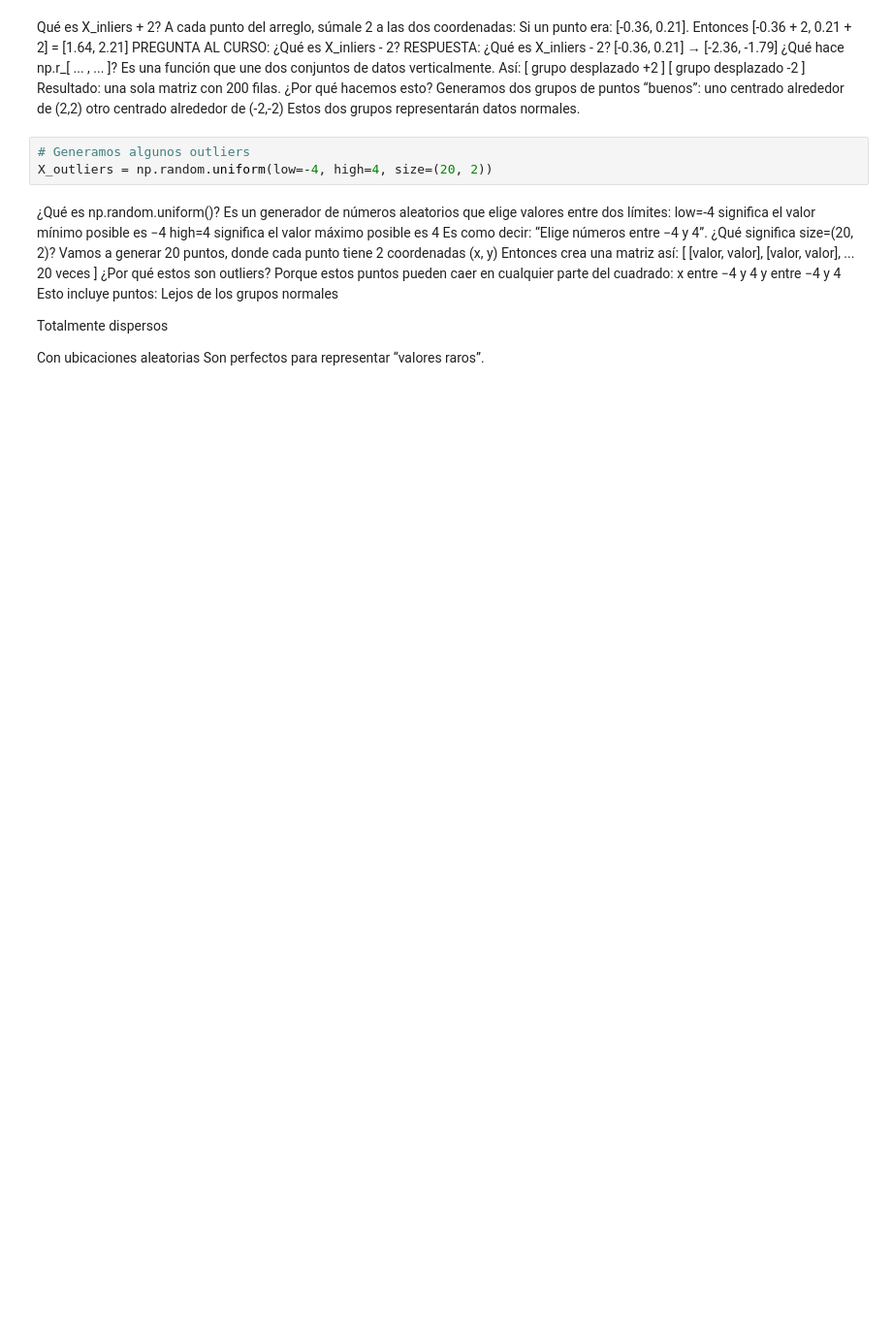
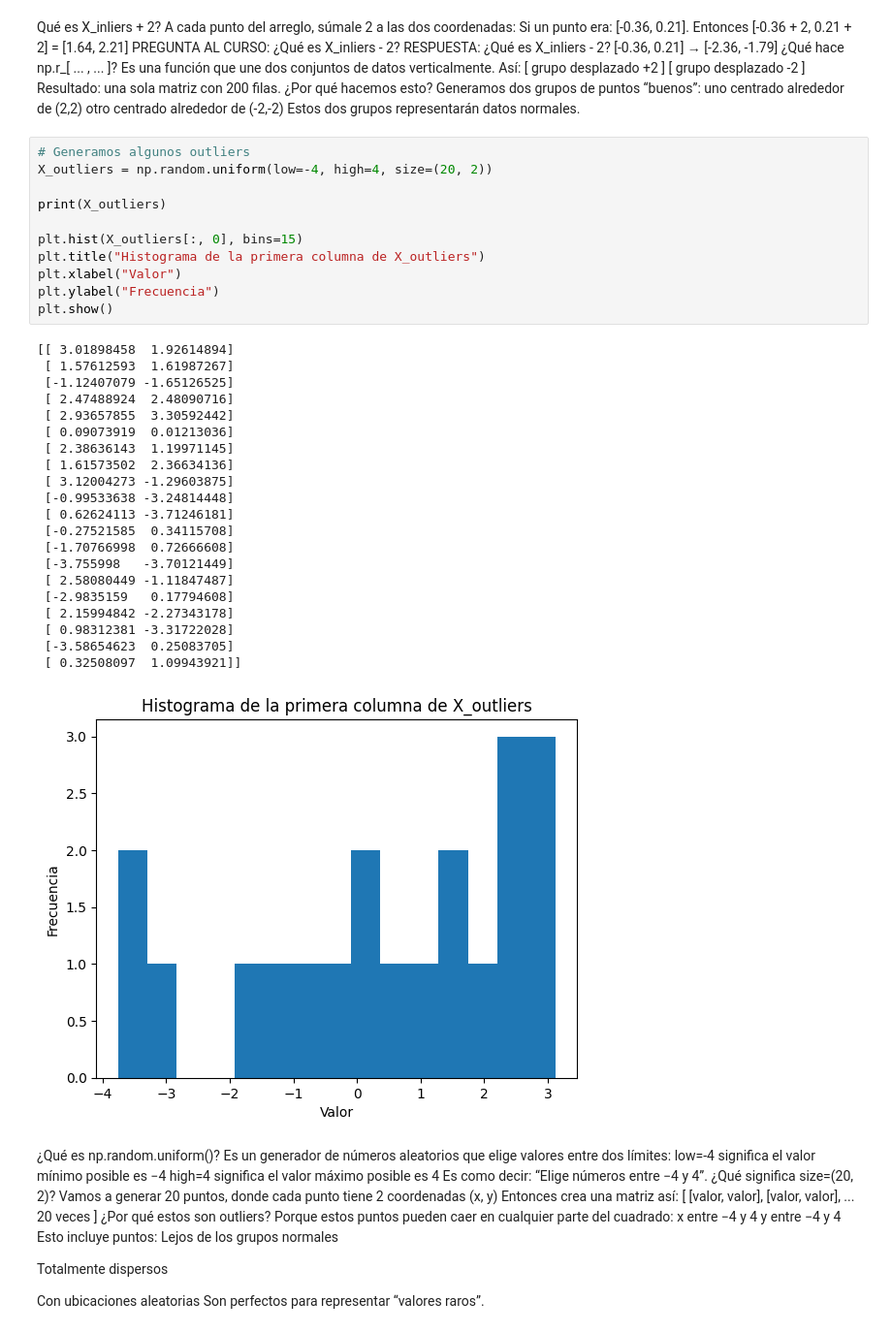
Before and after one commit to alexis06044/Evaluacion-formativa-2, a Jupyter notebook: Outliers.ipynb, the cells around one changed output. Shown at 97% size. Cells and saved outputs as stored; diff of their text form; blank space fills up the shorter version.

```diff
--- a/Outliers.ipynb
+++ b/Outliers.ipynb
@@ -71,6 +142,36 @@ Estos dos grupos representarán datos normales.
 # %%
 # Generamos algunos outliers
 X_outliers = np.random.uniform(low=-4, high=4, size=(20, 2))
+
+print(X_outliers)
+
+plt.hist(X_outliers[:, 0], bins=15)
+plt.title("Histograma de la primera columna de X_outliers")
+plt.xlabel("Valor")
+plt.ylabel("Frecuencia")
+plt.show()
+# %% [output]
+[[ 3.01898458  1.92614894]
+ [ 1.57612593  1.61987267]
+ [-1.12407079 -1.65126525]
+ [ 2.47488924  2.48090716]
+ [ 2.93657855  3.30592442]
+ [ 0.09073919  0.01213036]
+ [ 2.38636143  1.19971145]
+ [ 1.61573502  2.36634136]
+ [ 3.12004273 -1.29603875]
+ [-0.99533638 -3.24814448]
+ [ 0.62624113 -3.71246181]
+ [-0.27521585  0.34115708]
+ [-1.70766998  0.72666608]
+ [-3.755998   -3.70121449]
+ [ 2.58080449 -1.11847487]
+ [-2.9835159   0.17794608]
+ [ 2.15994842 -2.27343178]
+ [ 0.98312381 -3.31722028]
+ [-3.58654623  0.25083705]
+ [ 0.32508097  1.09943921]]
+[figure, added]
 # %% [markdown]
 ¿Qué es np.random.uniform()?
 Es un generador de números aleatorios que elige valores entre dos límites:
```
Also changed, not shown: parts of 31 cells of this notebook.
